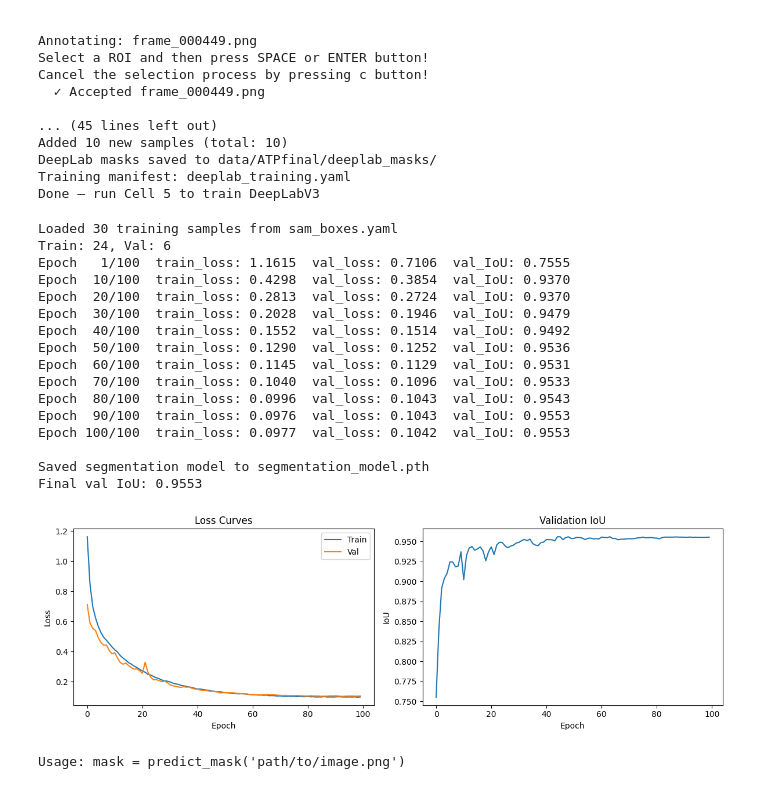
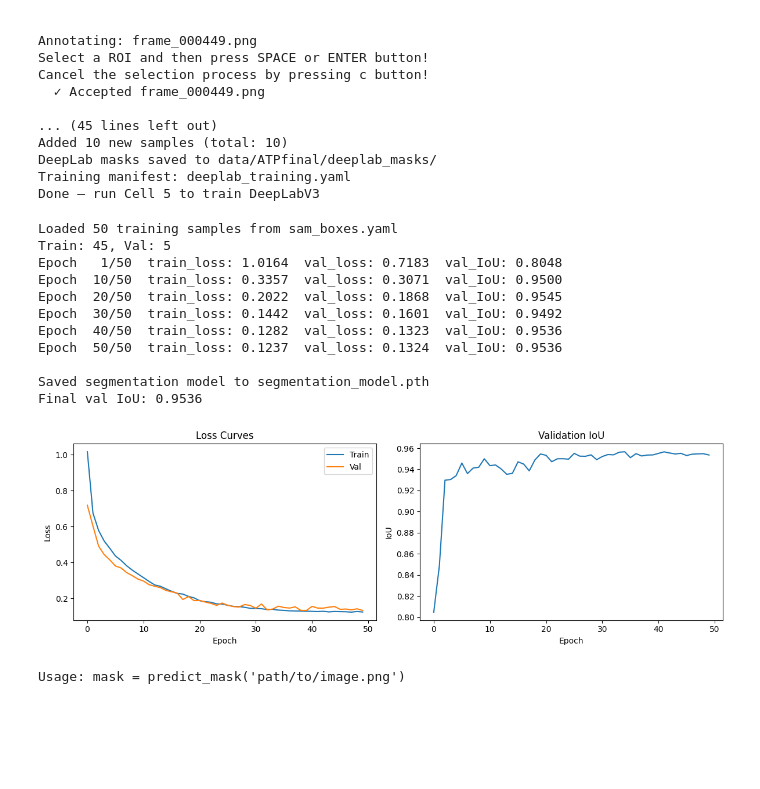
Before and after one commit to marius-ne/RoboSchrauber, a Jupyter notebook: segmenter.ipynb, the cells around one changed output. Cells and saved outputs as stored; diff of their text form; code cells hidden in the pictures; blank space fills up the shorter version.

Commit message:
trainied fine tuned general model

```diff
--- a/segmenter.ipynb
+++ b/segmenter.ipynb
@@ -3,10 +3,23 @@ import torch
 import cv2
 import numpy as np
 from segment_anything import sam_model_registry, SamPredictor
+import os
 
-sam_checkpoint = "sam_vit_h_4b8939.pth"
+# Base SAM checkpoint (full model)
+base_checkpoint = "sam_vit_h_4b8939.pth"
+# Fine-tuned mask decoder weights
+finetuned_checkpoint = "sam_finetuned.pth"
 model_type = "vit_h"
 
-sam = sam_model_registry[model_type](checkpoint=sam_checkpoint)
+# Load base SAM model first
+sam = sam_model_registry[model_type](checkpoint=base_checkpoint)
+
+# Load fine-tuned mask decoder weights if they exist
+if os.path.exists(finetuned_checkpoint):
+    sam.mask_decoder.load_state_dict(torch.load(finetuned_checkpoint, map_location="cpu"))
+    print(f"Loaded fine-tuned mask decoder from {finetuned_checkpoint}")
+else:
+    print(f"Fine-tuned checkpoint not found, using base SAM")
+
 sam.to(device="cuda")
 predictor = SamPredictor(sam)
@@ -768,9 +783,9 @@ sam_yaml = "sam_boxes.yaml"  # generated by Cell 2
 seg_checkpoint = "segmentation_model.pth"
 img_size = (512, 512)  # resize for training
 lr = 1e-4
-num_epochs = 100
+num_epochs = 50
 batch_size = 2
-val_split = 0.2  # fraction for validation
+val_split = 0.1  # fraction for validation
 
 # ── Load training data from SAM annotations ─────────────────────────────
 with open(sam_yaml, "r") as f:
@@ -838,8 +853,8 @@ class SegDataset(Dataset):
 
 train_dataset = SegDataset(train_anns, img_size, augment=True)
 val_dataset = SegDataset(val_anns, img_size, augment=False)
-train_loader = DataLoader(train_dataset, batch_size=batch_size, shuffle=True, drop_last=False)
-val_loader = DataLoader(val_dataset, batch_size=batch_size, shuffle=False)
+train_loader = DataLoader(train_dataset, batch_size=batch_size, shuffle=True, drop_last=True)
+val_loader = DataLoader(val_dataset, batch_size=1, shuffle=False)
 
 # ── Model: DeepLabV3 (pretrained ResNet-50, binary output) ──────────────
 model = deeplabv3_resnet50(weights="DEFAULT")
@@ -954,46 +969,41 @@ def predict_mask(image_path, model_path=seg_checkpoint, threshold=0.5):
     """
     model = deeplabv3_resnet50(weights=None)
     model.classifier[-1] = nn.Conv2d(256, 1, kernel_size=1)
     model.aux_classifier[-1] = nn.Conv2d(256, 1, kernel_size=1)
     model.load_state_dict(torch.load(model_path, map_location="cpu"))
     model.to("cuda")
     model.eval()
 
     normalize = T.Normalize(mean=[0.485, 0.456, 0.406], std=[0.229, 0.224, 0.225])
 
     image = cv2.imread(image_path)
     image_rgb = cv2.cvtColor(image, cv2.COLOR_BGR2RGB)
     orig_h, orig_w = image_rgb.shape[:2]
 
     resized = cv2.resize(image_rgb, (512, 512))
     image_t = torch.from_numpy(resized).permute(2, 0, 1).float() / 255.0
     image_t = normalize(image_t).unsqueeze(0).to("cuda")
 
     with torch.no_grad():
         out = model(image_t)["out"].squeeze()
         mask = (torch.sigmoid(out) > threshold).cpu().numpy().astype(np.uint8)
 
     # Resize back to original resolution
     mask = cv2.resize(mask, (orig_w, orig_h), interpolation=cv2.INTER_NEAREST)
     return mask * 255
 
 print("\nUsage: mask = predict_mask('path/to/image.png')")
 # %% [output]
-Loaded 30 training samples from sam_boxes.yaml
-Train: 24, Val: 6
-Epoch   1/100  train_loss: 1.1615  val_loss: 0.7106  val_IoU: 0.7555
-Epoch  10/100  train_loss: 0.4298  val_loss: 0.3854  val_IoU: 0.9370
-Epoch  20/100  train_loss: 0.2813  val_loss: 0.2724  val_IoU: 0.9370
-Epoch  30/100  train_loss: 0.2028  val_loss: 0.1946  val_IoU: 0.9479
-Epoch  40/100  train_loss: 0.1552  val_loss: 0.1514  val_IoU: 0.9492
-Epoch  50/100  train_loss: 0.1290  val_loss: 0.1252  val_IoU: 0.9536
-Epoch  60/100  train_loss: 0.1145  val_loss: 0.1129  val_IoU: 0.9531
-Epoch  70/100  train_loss: 0.1040  val_loss: 0.1096  val_IoU: 0.9533
-Epoch  80/100  train_loss: 0.0996  val_loss: 0.1043  val_IoU: 0.9543
-Epoch  90/100  train_loss: 0.0976  val_loss: 0.1043  val_IoU: 0.9553
-Epoch 100/100  train_loss: 0.0977  val_loss: 0.1042  val_IoU: 0.9553
+Loaded 50 training samples from sam_boxes.yaml
+Train: 45, Val: 5
+Epoch   1/50  train_loss: 1.0164  val_loss: 0.7183  val_IoU: 0.8048
+Epoch  10/50  train_loss: 0.3357  val_loss: 0.3071  val_IoU: 0.9500
+Epoch  20/50  train_loss: 0.2022  val_loss: 0.1868  val_IoU: 0.9545
+Epoch  30/50  train_loss: 0.1442  val_loss: 0.1601  val_IoU: 0.9492
+Epoch  40/50  train_loss: 0.1282  val_loss: 0.1323  val_IoU: 0.9536
+Epoch  50/50  train_loss: 0.1237  val_loss: 0.1324  val_IoU: 0.9536
 
 Saved segmentation model to segmentation_model.pth
-Final val IoU: 0.9553
+Final val IoU: 0.9536
-[figure, old version]
+[figure, new version]
 Usage: mask = predict_mask('path/to/image.png')
```
Also changed, not shown: parts of 2 cells of this notebook, 7 other files.
